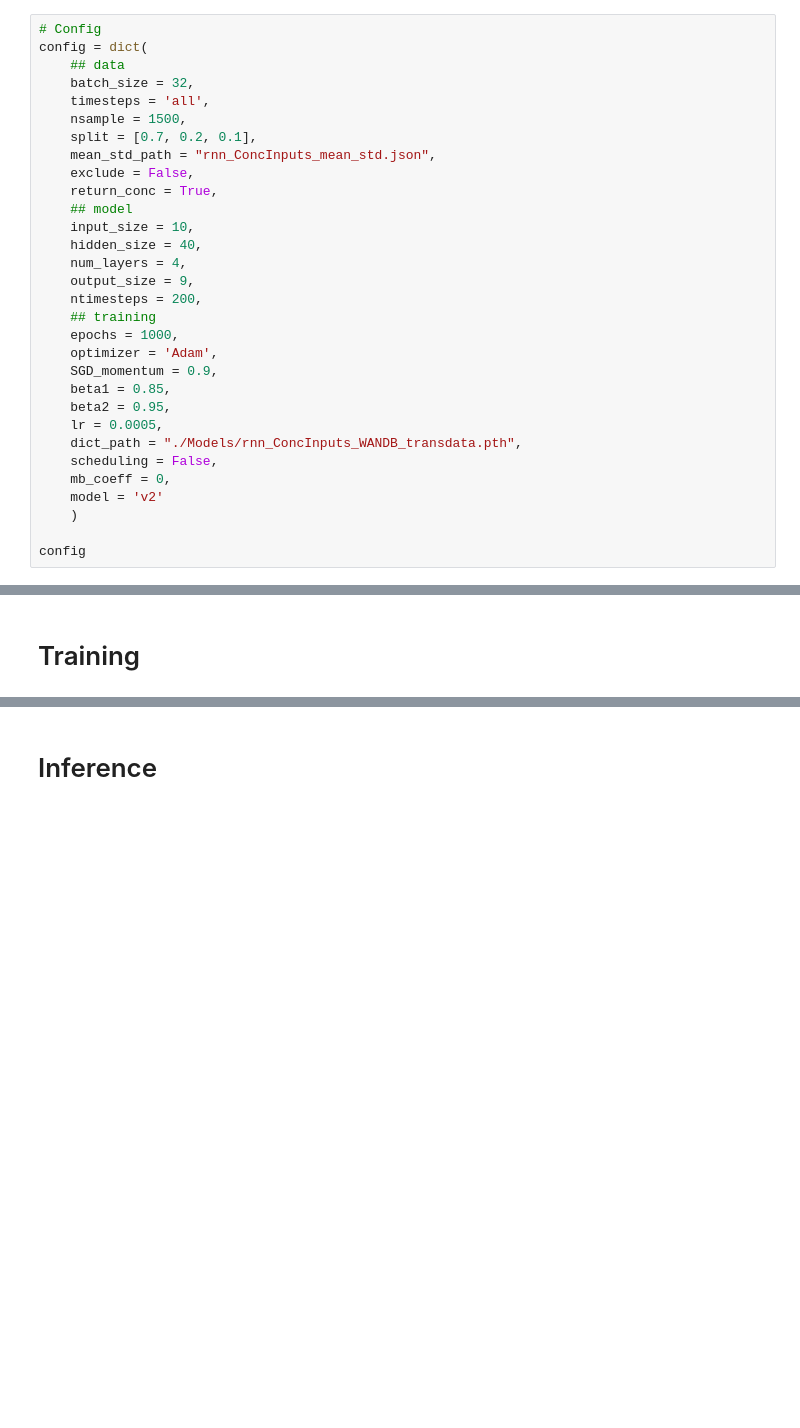
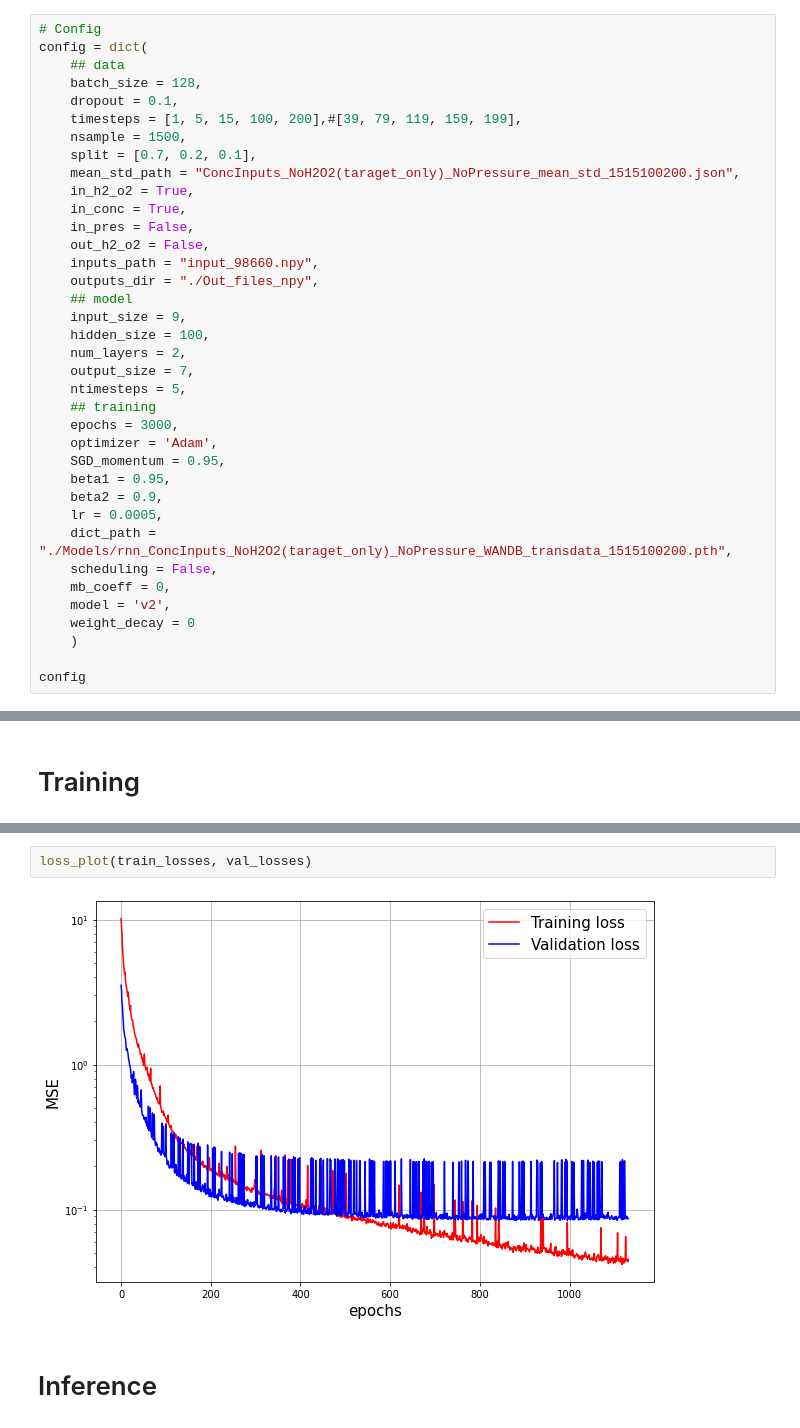
Before and after one commit to EAkeweje/Accelerating-Hydrogen-Oxidation-Calculations, a Jupyter notebook: Main_ModelTrainingInference.ipynb, the cells around one changed output, grey strips where cells are left out. Drawn from its saved outputs; the diff is of its cells as text; blank space fills up the shorter version.

```diff
--- a/Main_ModelTrainingInference.ipynb
+++ b/Main_ModelTrainingInference.ipynb
@@ -622,30 +154,36 @@ def training(model, train_loader, val_loader, config, criterion, mean_std, devic
 # Config
 config = dict(
     ## data
-    batch_size = 32,
-    timesteps = 'all',
+    batch_size = 128,
+    dropout = 0.1,
+    timesteps = [1, 5, 15, 100, 200],#[39, 79, 119, 159, 199],
     nsample = 1500,
     split = [0.7, 0.2, 0.1],
-    mean_std_path = "rnn_ConcInputs_mean_std.json",
-    exclude = False,
-    return_conc = True,
+    mean_std_path = "ConcInputs_NoH2O2(taraget_only)_NoPressure_mean_std_1515100200.json",
+    in_h2_o2 = True,
+    in_conc = True,
+    in_pres = False,
+    out_h2_o2 = False,
+    inputs_path = "input_98660.npy",
+    outputs_dir = "./Out_files_npy",
     ## model
-    input_size = 10,
-    hidden_size = 40,
-    num_layers = 4,
-    output_size = 9,
-    ntimesteps = 200,
+    input_size = 9,
+    hidden_size = 100,
+    num_layers = 2,
+    output_size = 7,
+    ntimesteps = 5,
     ## training
-    epochs = 1000,
+    epochs = 3000,
     optimizer = 'Adam',
-    SGD_momentum = 0.9,
-    beta1 = 0.85,
-    beta2 = 0.95,
+    SGD_momentum = 0.95,
+    beta1 = 0.95,
+    beta2 = 0.9,
     lr = 0.0005,
-    dict_path = "./Models/rnn_ConcInputs_WANDB_transdata.pth",
+    dict_path = "./Models/rnn_ConcInputs_NoH2O2(taraget_only)_NoPressure_WANDB_transdata_1515100200.pth",
     scheduling = False,
     mb_coeff = 0,
-    model = 'v2'
+    model = 'v2',
+    weight_decay = 0
     )
 
 config
@@ -715,2 +253,6 @@ least val loss: 20817.462524414062
+# %%
+loss_plot(train_losses, val_losses)
+# %% [output]
+[figure, added]
 # %% [markdown]
 # Inference
```
Also changed, not shown: parts of 34 cells of this notebook.
